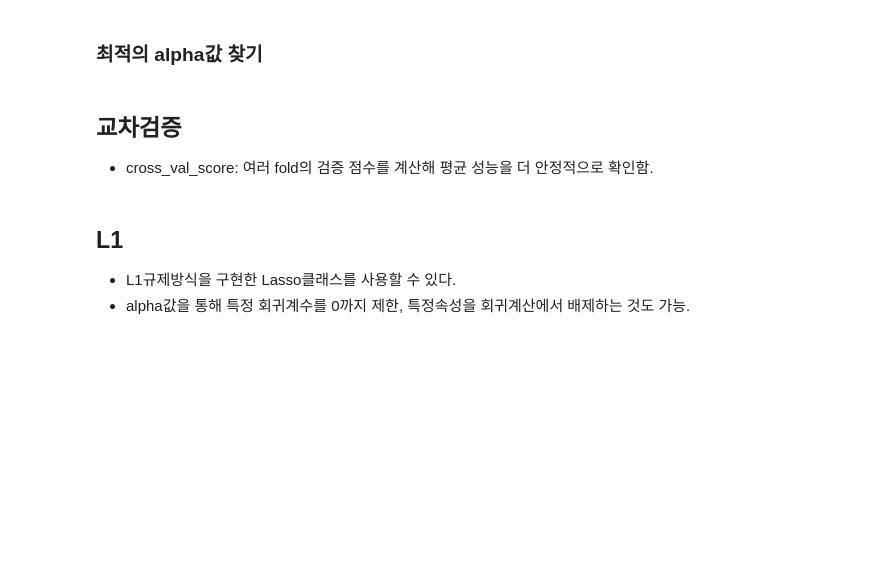
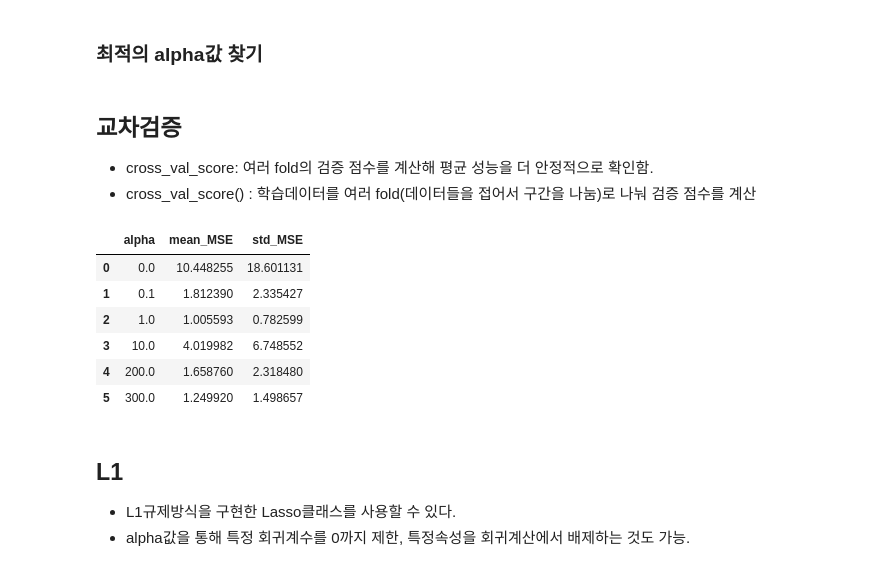
Before and after one commit to RabbitTasteDog-PRO/06_machine_learning, a Jupyter notebook: 02_regression/04_regularized_linear_model.ipynb, the cells around one changed output. Drawn from its saved outputs; the diff is of its cells as text; code cells hidden in the pictures; blank space fills up the shorter version.

```diff
--- a/02_regression/04_regularized_linear_model.ipynb
+++ b/02_regression/04_regularized_linear_model.ipynb
@@ -237,6 +349,67 @@ linear_eval_result
 ## 교차검증
 
 - cross_val_score: 여러 fold의 검증 점수를 계산해 평균 성능을 더 안정적으로 확인함.
+- cross_val_score() : 학습데이터를 여러 fold(데이터들을 접어서 구간을 나눔)로 나눠 검증 점수를 계산
+# %%
+from sklearn.model_selection import cross_val_score
+
+# cross_val_score() : 학습데이터를 여러 fold(데이터들을 접어서 구간을 나눔)로 나눠 검증 점수를 계산
+
+# 테스트해볼 alpha값 준비
+alphas = [0, 0.1, 1, 10, 200, 300]
+# 검증좀수를 모아둘 리스트
+# 각 alpha 값마다 교차 검증으로 나온 평균 MSE를 저장할 리스트이다.
+cv_results = []
+
+# alpha 값을 하나씩 바꿔가며 반복한다.
+for alpha in alphas:
+    # 현재 alpha 값을 사용하는 파이프라인을 새로 만든다.
+    # alpha마다 Ridge 모델이 달라지므로 반복문 안에서 pipeline을 다시 생성한다.
+    pipeline = Pipeline([
+        # 1. 기존 feature를 2차 다항 feature로 확장한다.
+        ('poly', PolynomialFeatures(degree=2, include_bias=False)),
+
+        # 2. 확장된 feature들의 단위를 평균 0, 표준편차 1 기준으로 맞춘다.
+        ('scaler', StandardScaler()),
+
+        # 3. 현재 alpha 값을 사용하는 Ridge 회귀 모델을 만든다.
+        ('model', Ridge(alpha=alpha))
+    ])
+
+    # cross_val_score는 cv=5이므로 학습 데이터를 5등분한다.
+    # 그중 4개 조각으로 학습하고, 나머지 1개 조각으로 검증한다.
+    # 이 과정을 검증 조각을 바꿔가며 총 5번 반복한다.
+
+    # scoring='neg_mean_squared_error'
+    # sklearn은 점수가 클수록 좋은 방향으로 통일하기 위해
+    # MSE에 음수(-)를 붙인 값을 반환한다.
+    # 하지만 우리가 해석할 때는 양수 MSE가 편하므로 -1을 곱해서 다시 양수로 바꾼다.
+    scores = -1 * cross_val_score(
+        pipeline,  # 평가할 모델 파이프라인
+        X_train,  # 교차 검증에 사용할 입력 feature
+        y_train,  # 교차 검증에 사용할 정답 target
+        cv=5,  # 데이터를 5개 fold로 나누어 검증(5개의 데이터 조각)
+        scoring='neg_mean_squared_error'  # 데이터를 나누어 음수로 표시한다 # 평가 기준: MSE
+    )
+
+    # 현재 alpha에서 나온 5번의 MSE 평균을 저장한다.
+    # 평균 MSE가 작을수록 더 좋은 alpha라고 볼 수 있다.
+    cv_results.append({
+        'alpha': alpha,  # 알파값은 얼마고
+        'mean_MSE': scores.mean(),  # 평균은 얼마고
+        'std_MSE': scores.std()  # 표준편차는 얼마인가
+    })
+
+ridge_cv_results = pd.DataFrame(cv_results)
+ridge_cv_results
+# %% [output]
+|  | alpha | mean_MSE | std_MSE |
+| 0 | 0.0 | 10.448255 | 18.601131 |
+| 1 | 0.1 | 1.812390 | 2.335427 |
+| 2 | 1.0 | 1.005593 | 0.782599 |
+| 3 | 10.0 | 4.019982 | 6.748552 |
+| 4 | 200.0 | 1.658760 | 2.318480 |
+| 5 | 300.0 | 1.249920 | 1.498657 |
 # %% [markdown]
 ## L1
 - L1규제방식을 구현한 Lasso클래스를 사용할 수 있다.
```
Also changed, not shown: parts of 4 cells of this notebook.
